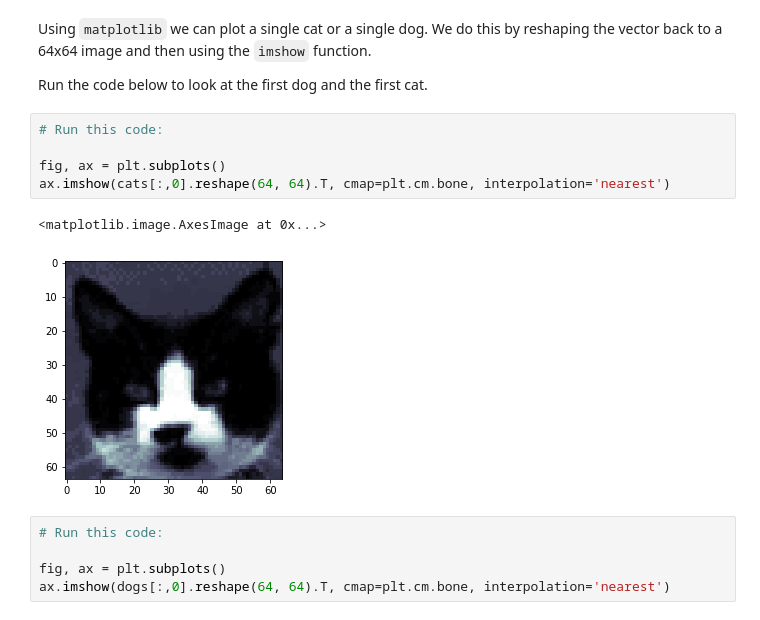
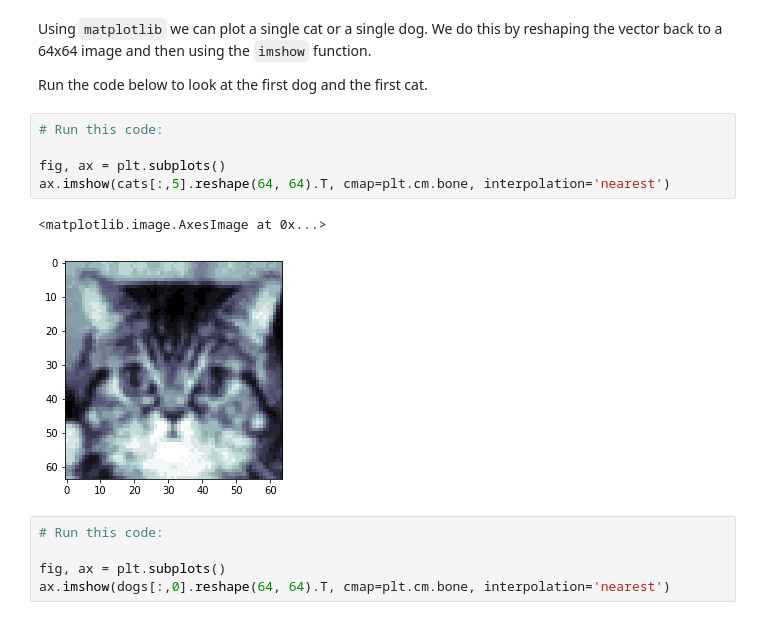
Before and after one commit to LiviaCanet/datamad0119, a Jupyter notebook: module-2/lab-pca/your-code/main.ipynb, the cells around one changed output. Drawn from its saved outputs; the diff is of its cells as text.

```diff
--- a/module-2/lab-pca/your-code/main.ipynb
+++ b/module-2/lab-pca/your-code/main.ipynb
@@ -50,11 +50,11 @@ Run the code below to look at the first dog and the first cat.
 # %%
 # Run this code:
 
 fig, ax = plt.subplots()
-ax.imshow(cats[:,0].reshape(64, 64).T, cmap=plt.cm.bone, interpolation='nearest')
+ax.imshow(cats[:,5].reshape(64, 64).T, cmap=plt.cm.bone, interpolation='nearest')
 # %% [output]
 <matplotlib.image.AxesImage at 0x...>
-[figure, old version]
+[figure, new version]
 # %%
 # Run this code:
 
```
Also changed, not shown: parts of 15 cells of this notebook.
